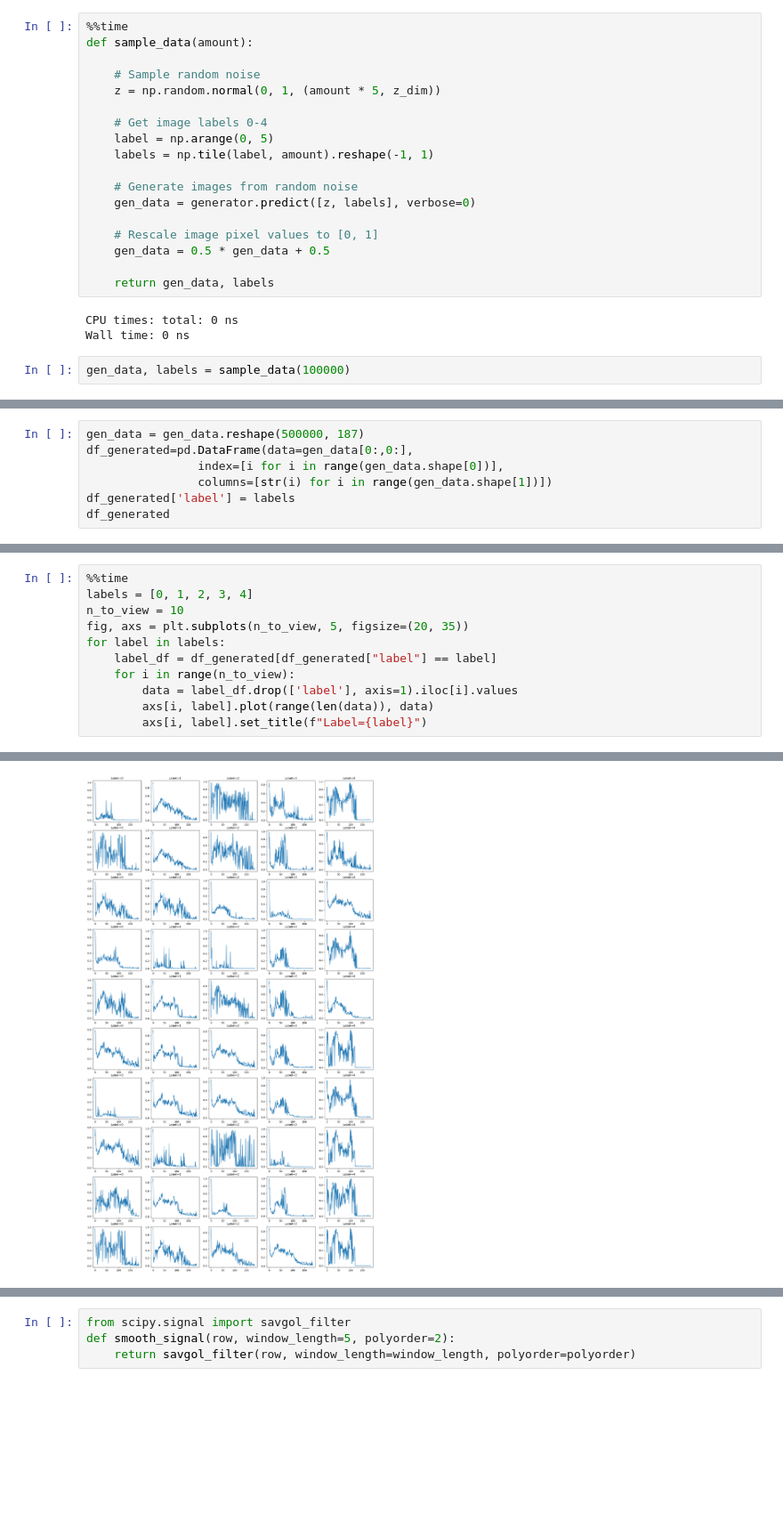
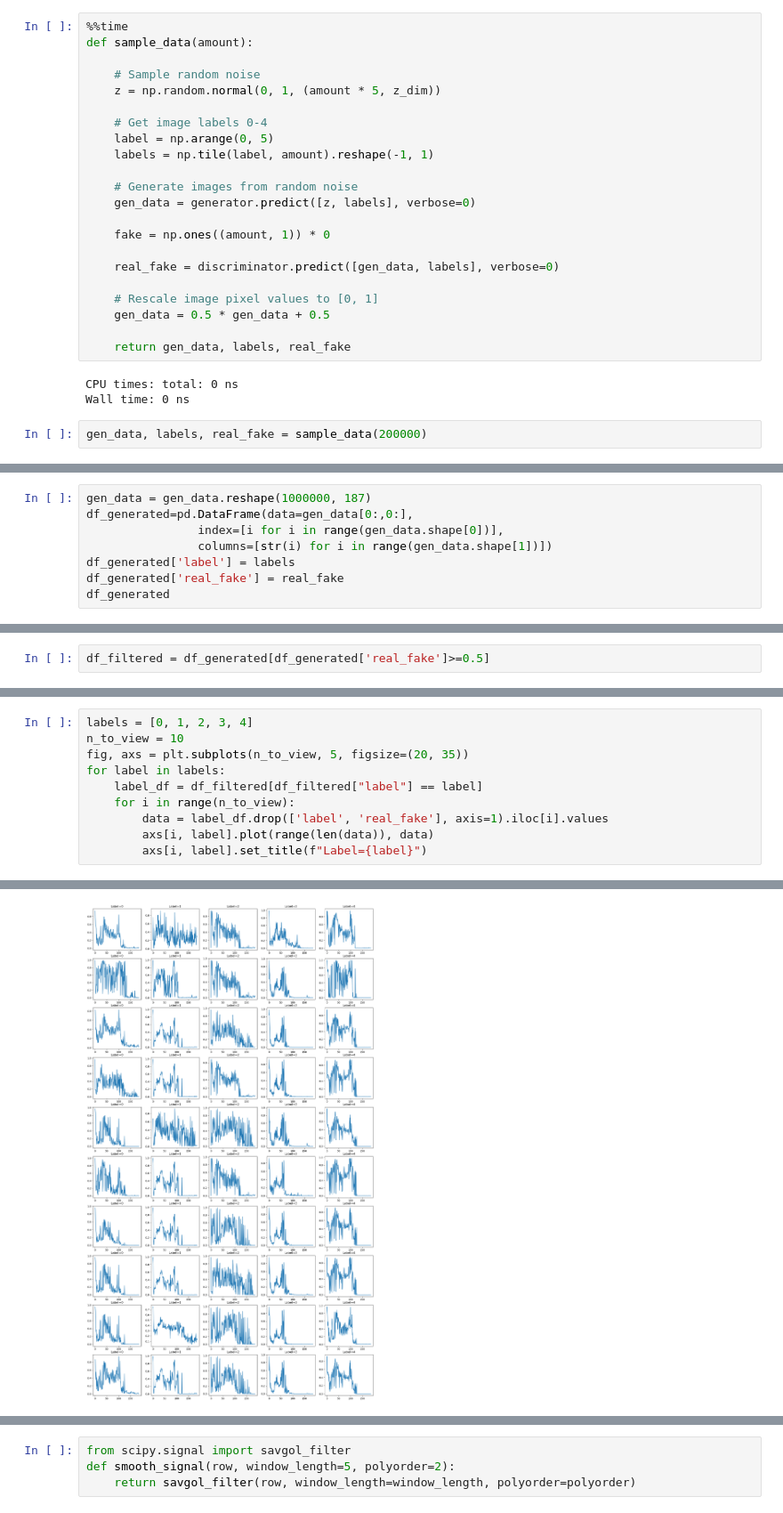
Before and after one commit to Chiuchiyin/ECG-cGAN, a Jupyter notebook: CGAN_optimised.ipynb, the cells around one changed output, grey strips where cells are left out. Shown at 89% size. Saved outputs shown, nothing was run; the diff lists cells and outputs as text; blank space fills up the shorter version.

```diff
--- a/CGAN_optimised.ipynb
+++ b/CGAN_optimised.ipynb
@@ -608,12 +694,16 @@ def sample_data(amount):
     # Generate images from random noise
     gen_data = generator.predict([z, labels], verbose=0)
 
+    fake = np.ones((amount, 1)) * 0
+
+    real_fake = discriminator.predict([gen_data, labels], verbose=0)
+
     # Rescale image pixel values to [0, 1]
     gen_data = 0.5 * gen_data + 0.5
 
-    return gen_data, labels
+    return gen_data, labels, real_fake
 # %% [output]
 CPU times: total: 0 ns
 Wall time: 0 ns
 # %%
-gen_data, labels = sample_data(100000)
+gen_data, labels, real_fake = sample_data(200000)
@@ -620,9 +712,10 @@ gen_data, labels = sample_data(100000)
 # %%
-gen_data = gen_data.reshape(500000, 187)
+gen_data = gen_data.reshape(1000000, 187)
 df_generated=pd.DataFrame(data=gen_data[0:,0:],
                 index=[i for i in range(gen_data.shape[0])],
                 columns=[str(i) for i in range(gen_data.shape[1])])
 df_generated['label'] = labels
+df_generated['real_fake'] = real_fake
 df_generated
 # %% [output]
 |  | 0 | 1 | 2 | 3 | 4 | 5 | 6 | 7 | 8 | 9 | ... | ... |
@@ -640,0 +734,2 @@ df_generated
+# %%
+df_filtered = df_generated[df_generated['real_fake']>=0.5]
@@ -641,12 +746,11 @@ df_generated
 # %%
-%%time
 labels = [0, 1, 2, 3, 4]
 n_to_view = 10
 fig, axs = plt.subplots(n_to_view, 5, figsize=(20, 35))
 for label in labels:
-    label_df = df_generated[df_generated["label"] == label]
+    label_df = df_filtered[df_filtered["label"] == label]
     for i in range(n_to_view):
-        data = label_df.drop(['label'], axis=1).iloc[i].values
+        data = label_df.drop(['label', 'real_fake'], axis=1).iloc[i].values
         axs[i, label].plot(range(len(data)), data)
         axs[i, label].set_title(f"Label={label}")
 # %% [output]
@@ -655,2 +757,2 @@ Wall time: 4.82 s
-[figure, old version]
+[figure, new version]
 # %%
```
Also changed, not shown: parts of 60 cells of this notebook, 12 other files.
